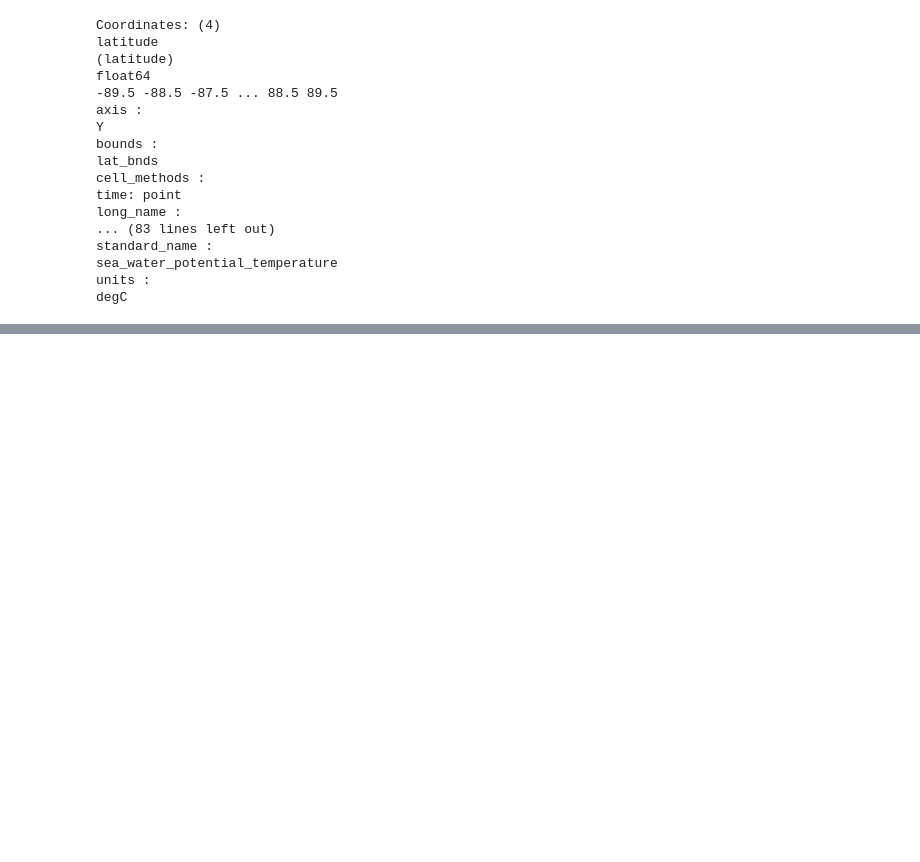
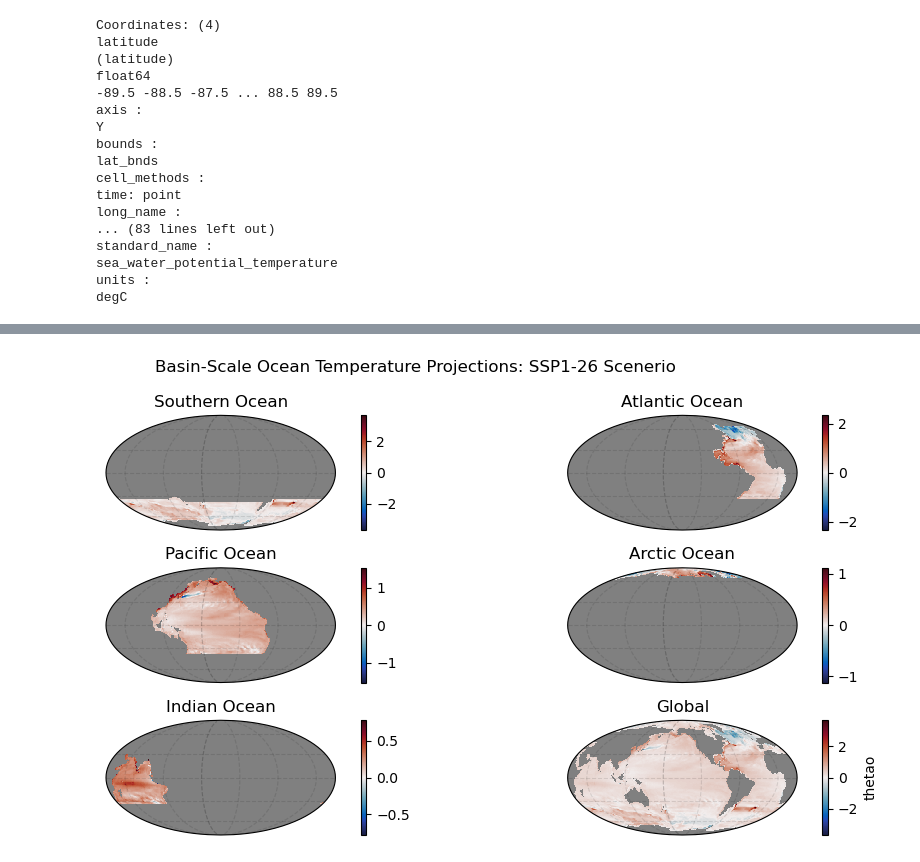
Before and after one commit to EES-3506-5506/Taboada_Final_G2, a Jupyter notebook: sea_water_potential_temp.ipynb, the cells around one changed output, grey strips where cells are left out. Cells and saved outputs as stored; diff of their text form; code cells hidden in the pictures; blank space fills up the shorter version.

```diff
--- a/sea_water_potential_temp.ipynb
+++ b/sea_water_potential_temp.ipynb
@@ -137,0 +161,43 @@ plt.style.use("dark_background") ##dark background
+# %%
+southernocean = (esm4_basins.where(esm4_basins==1) / esm4_basins.where(esm4_basins==1))
+atlanticocean = (esm4_basins.where(esm4_basins==2) / esm4_basins.where(esm4_basins==2))
+pacificocean = (esm4_basins.where(esm4_basins==3) / esm4_basins.where(esm4_basins==3))
+arcticocean = (esm4_basins.where(esm4_basins==4) / esm4_basins.where(esm4_basins==4))
+indianocean = (esm4_basins.where(esm4_basins==5) / esm4_basins.where(esm4_basins==5))
+# %%
+subplot_kws=dict(projection=ccrs.Mollweide(central_longitude=-150),
+                 facecolor='grey')
+
+fig, (ax)=plt.subplots(ncols=2,nrows=3, figsize=(10,5),subplot_kw=subplot_kws)
+
+(diff_126*southernocean).mean(dim='lev').plot( cmap=cmocean.cm.balance, ax=ax[0,0],
+                              transform=ccrs.PlateCarree())
+(diff_126*atlanticocean).mean(dim='lev').plot(cmap=cmocean.cm.balance, ax=ax[0,1],
+                                transform=ccrs.PlateCarree())
+(diff_126*pacificocean).mean(dim='lev').plot(cmap=cmocean.cm.balance, ax=ax[1,0],
+                              transform=ccrs.PlateCarree())
+(diff_126*arcticocean).mean(dim='lev').plot(cmap=cmocean.cm.balance, ax=ax[1,1],
+                              transform=ccrs.PlateCarree())
+(diff_126*indianocean).mean(dim='lev').plot(cmap=cmocean.cm.balance, ax=ax[2,0],
+                              transform=ccrs.PlateCarree())
+diff_126.mean(dim='lev').plot(cmap=cmocean.cm.balance, ax=ax[2,1],
+                              transform=ccrs.PlateCarree())
+
+ax[0,0].set_title('Southern Ocean')
+ax[0,1].set_title('Atlantic Ocean')
+ax[1,0].set_title('Pacific Ocean')
+ax[1,1].set_title('Arctic Ocean')
+ax[2,0].set_title('Indian Ocean')
+ax[2,1].set_title('Global')
+
+ax[0,0].axes.gridlines(color='black', alpha=0.1, linestyle='--') ##adding gridlines to each subplot
+ax[0,1].axes.gridlines(color='black', alpha=0.1, linestyle='--')
+ax[1,0].axes.gridlines(color='black', alpha=0.1, linestyle='--')
+ax[1,1].axes.gridlines(color='black', alpha=0.1, linestyle='--')
+ax[2,0].axes.gridlines(color='black', alpha=0.1, linestyle='--')
+ax[2,1].axes.gridlines(color='black', alpha=0.1, linestyle='--')
+
+fig.suptitle('Basin-Scale Ocean Temperature Projections: SSP1-26 Scenerio')
+plt.tight_layout()
+# %% [output]
+[figure, added]
```
Also changed, not shown: parts of 9 cells of this notebook.
